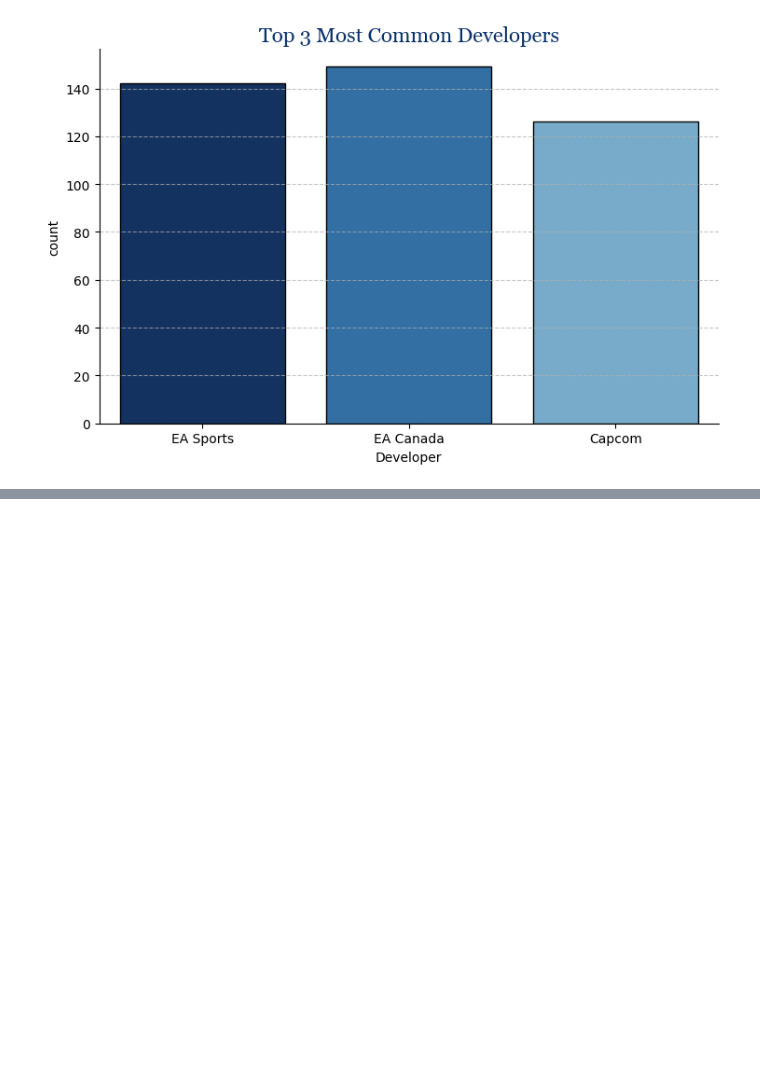
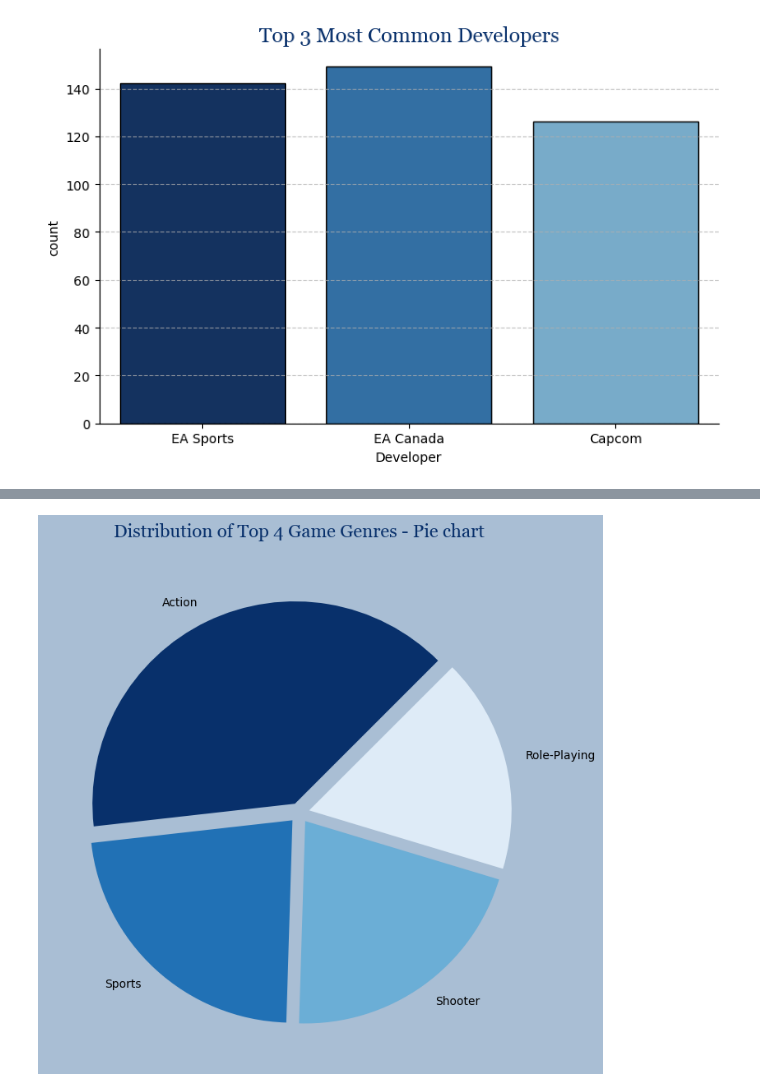
Before and after one commit to Akakiusz/Visualisation-Techniques-for-AI-, a Jupyter notebook: NOTEBOOK/analysis TEST.ipynb, the cells around one changed output, grey strips where cells are left out. Cells and saved outputs as stored; diff of their text form; code cells hidden in the pictures; blank space fills up the shorter version.

Commit message:
test.ipynb
added new version of visualisation V2

```diff
--- a/NOTEBOOK/analysis TEST.ipynb
+++ b/NOTEBOOK/analysis TEST.ipynb
@@ -426,0 +426,23 @@ Passing `palette` without assigning `hue` is deprecated and will be removed in v
+# %%
+# get top 4 genres by number of games
+top4genres = df_selection['Genre'].value_counts().head(4)
+
+colours = ['#08306b', '#2171b5', '#6baed6', '#deebf7']
+
+fig, ax = plt.subplots(figsize=(7, 7))
+
+# pie chart shows proportional distribution of top 4 genres
+ax.pie( top4genres.values, labels=top4genres.index, colors=colours,startangle=45,explode=[0.05, 0.05, 0.05, 0.05], )
+
+ax.set_title('Distribution of Top 4 Game Genres - Pie chart', fontsize=16, fontfamily='Georgia', color='#08306b', pad=20)
+
+# background color — same as Q1
+fig.patch.set_facecolor("#a9bed4")
+
+# save the plot with high resolution for better quality
+plt.savefig('top4_genres_2.png', dpi=300, bbox_inches='tight')
+
+plt.tight_layout()
+plt.show()
+# %% [output]
+[figure, added]
```
Also changed, not shown: parts of 3 cells of this notebook, 2 other files.
